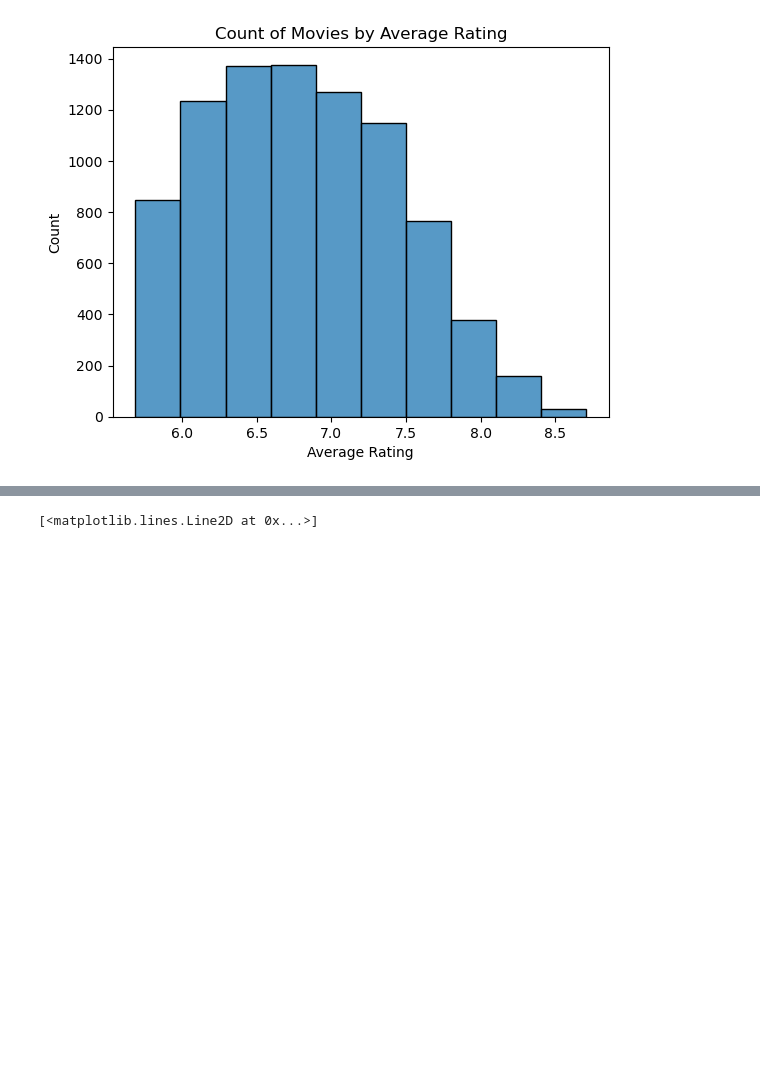
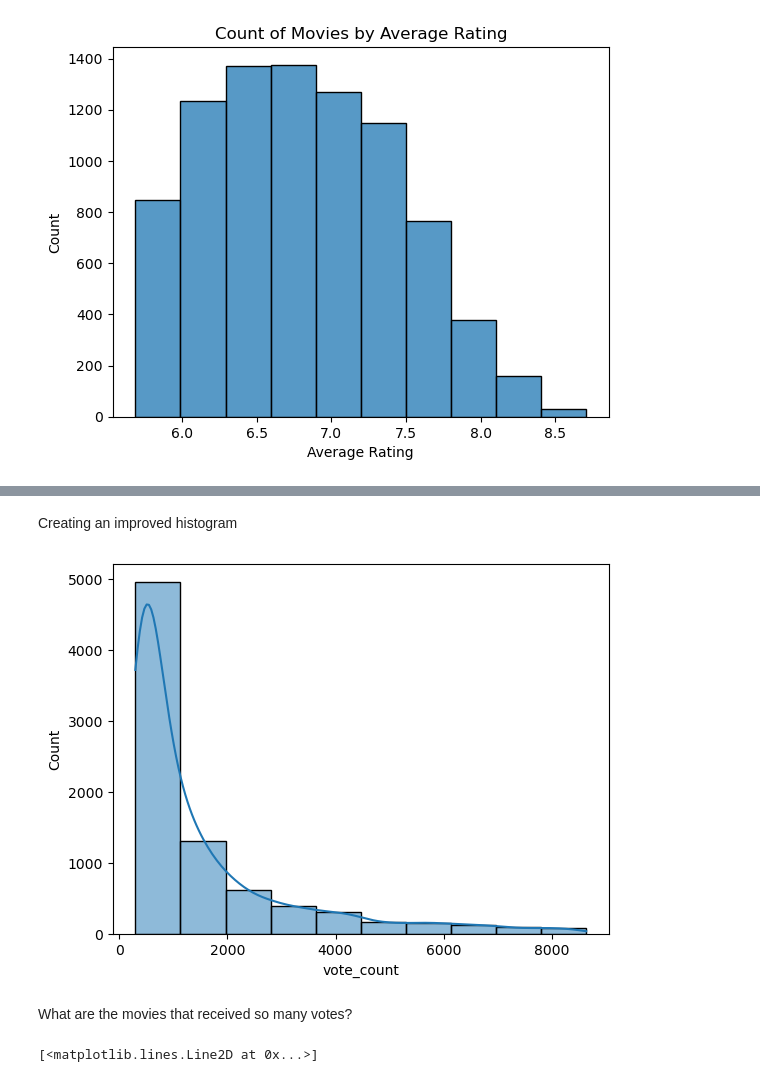
Before and after one commit to ndcarlos/top-movies, a Jupyter notebook: top-movies.202410.ipynb, the cells around one changed output, grey strips where cells are left out. Drawn from its saved outputs; the diff is of its cells as text; code cells hidden in the pictures; blank space fills up the shorter version.

```diff
--- a/top-movies.202410.ipynb
+++ b/top-movies.202410.ipynb
@@ -91,0 +102,16 @@ plt.show()
+# %%
+# set up new upper and lower bounds
+
+mean_vc = np.mean(dat['vote_count'])
+sd_vc = np.std(dat['vote_count'])
+
+# setting lower bound to 0 because it is calculated to be negative due to skewedness
+lowerbound_vc = 0
+
+# upper bound
+upperbound_vc = mean_vc + 2 * sd_vc
+
+# updated data frame for plot
+plotdata_vc = dat[(dat['vote_count'] >= lowerbound_vc) & (dat['vote_count'] <= upperbound_vc)]
+
+plotdata_vc
@@ -92 +132,10 @@ plt.show()
+# %% [markdown]
+Creating an improved histogram
+# %%
+sns.histplot(plotdata_vc['vote_count'], bins =10, kde = True)
+plt.show()
+# %% [output]
+[figure, added]
+# %% [markdown]
+What are the movies that received so many votes?
 # %%
```
Also changed, not shown: parts of 12 cells of this notebook.
